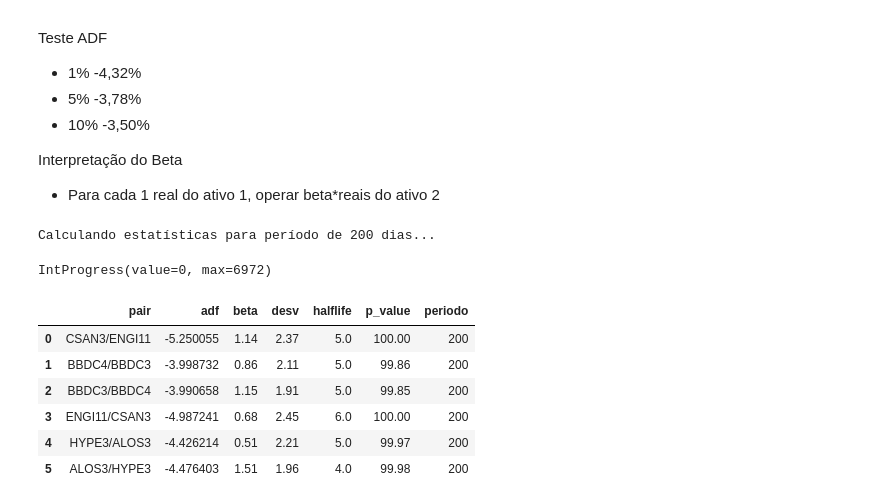
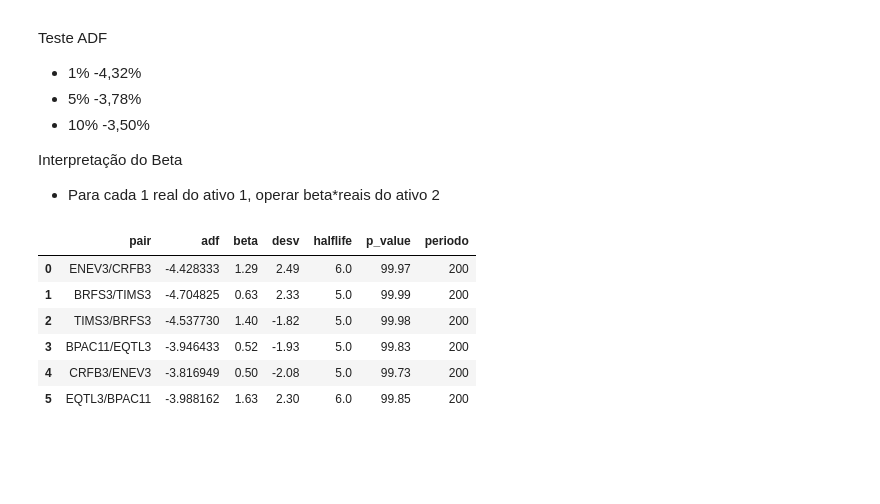
Before and after one commit to caiokinupp/py_lsbr, a Jupyter notebook: Screaming L&S.ipynb, the cells around one changed output. Cells and saved outputs as stored; diff of their text form; code cells hidden in the pictures; blank space fills up the shorter version.

```diff
--- a/Screaming L&S.ipynb
+++ b/Screaming L&S.ipynb
@@ -231,17 +35,3 @@ Teste ADF
 
 Interpretação do Beta
 - Para cada 1 real do ativo 1, operar beta*reais do ativo 2
-# %%
-prds = np.arange(20, 201, 5)
-prds = [200]
-lst_df_pairs_res = []
-lst_df_pairs_stats = []
-for periodo in prds:
-    print(f"Calculando estatísticas para período de {periodo} dias...")
-    df_pairs_res, df_pairs_stats = getPairsResiduals(lst_pairs, df_stocks, date_col = 'date', periods = periodo)
-    lst_df_pairs_res.append(df_pairs_res)
-    df_pairs_stats["periodo"] = periodo
-    lst_df_pairs_stats.append(df_pairs_stats)
-# %% [output]
-Calculando estatísticas para período de 200 dias...
-IntProgress(value=0, max=6972)
@@ -248,30 +40,39 @@ IntProgress(value=0, max=6972)
 # %%
-prd_index = 0
-df_pairs_res = lst_df_pairs_res[prd_index]
-df_pairs_stats = lst_df_pairs_stats[prd_index]
+# Filtro dataset
+df_stocks = load_long_short_dataset(max_date = "2024-02-23")
+lst_pairs = getPairs(df_stocks)
+periods = 200
+date_col = 'date'
 
-df_screaning = df_pairs_stats[
-    (df_pairs_stats['adf'] <= -3.78) &
-    (df_pairs_stats['desv'] >= 1.80) &
-    (df_pairs_stats['desv'] < 2.5) &
-    (df_pairs_stats['beta'] >= 0.5) &
-    (df_pairs_stats['beta'] < 2) &
-    (df_pairs_stats['halflife'] <= 10)]
+args = [{"pair":pair, "dataset": df_stocks, "periods": periods, "date_col": date_col} for pair in lst_pairs]
+
+df_stats = getPairsResiduals(args, df_stocks, 'date', periods, workers = 8)
+df_stats["periodo"] = periods
+
+# Screaning
+df_screaning = df_stats[
+    (df_stats['adf'] <= -3.78) &
+    (abs(df_stats['desv']) >= 1.80) &
+    (abs(df_stats['desv']) < 2.5) &
+    (df_stats['beta'] >= 0.5) &
+    (df_stats['beta'] < 2) &
+    (df_stats['halflife'] <= 10)]
 
 df_screaning["beta_parity"] = abs(df_screaning["beta"]-1)
+
 df_screaning = df_screaning.sort_values(by='beta_parity').drop(columns=['beta_parity'])
 
 df_screaning = double_cointegration(df_screaning, check = True)
 
 df_screaning.reset_index(drop=True)
 # %% [output]
 |  | pair | adf | beta | desv | halflife | p_value | periodo |
-| 0 | CSAN3/ENGI11 | -5.250055 | 1.14 | 2.37 | 5.0 | 100.00 | 200 |
-| 1 | BBDC4/BBDC3 | -3.998732 | 0.86 | 2.11 | 5.0 | 99.86 | 200 |
-| 2 | BBDC3/BBDC4 | -3.990658 | 1.15 | 1.91 | 5.0 | 99.85 | 200 |
-| 3 | ENGI11/CSAN3 | -4.987241 | 0.68 | 2.45 | 6.0 | 100.00 | 200 |
-| 4 | HYPE3/ALOS3 | -4.426214 | 0.51 | 2.21 | 5.0 | 99.97 | 200 |
-| 5 | ALOS3/HYPE3 | -4.476403 | 1.51 | 1.96 | 4.0 | 99.98 | 200 |
+| 0 | ENEV3/CRFB3 | -4.428333 | 1.29 | 2.49 | 6.0 | 99.97 | 200 |
+| 1 | BRFS3/TIMS3 | -4.704825 | 0.63 | 2.33 | 5.0 | 99.99 | 200 |
+| 2 | TIMS3/BRFS3 | -4.537730 | 1.40 | -1.82 | 5.0 | 99.98 | 200 |
+| 3 | BPAC11/EQTL3 | -3.946433 | 0.52 | -1.93 | 5.0 | 99.83 | 200 |
+| 4 | CRFB3/ENEV3 | -3.816949 | 0.50 | -2.08 | 5.0 | 99.73 | 200 |
+| 5 | EQTL3/BPAC11 | -3.988162 | 1.63 | 2.30 | 6.0 | 99.85 | 200 |
 # %%
 for n_pair in range(len(df_screaning)):
     print(n_pair)
```
Also changed, not shown: parts of 7 cells of this notebook, 8 other files.
